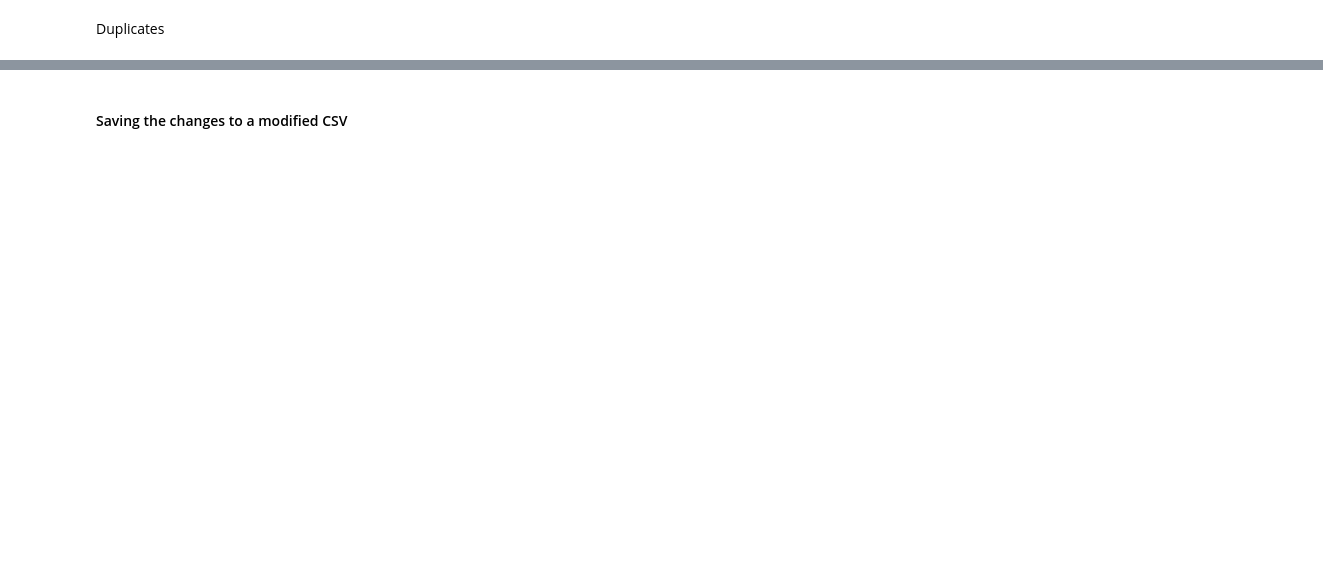
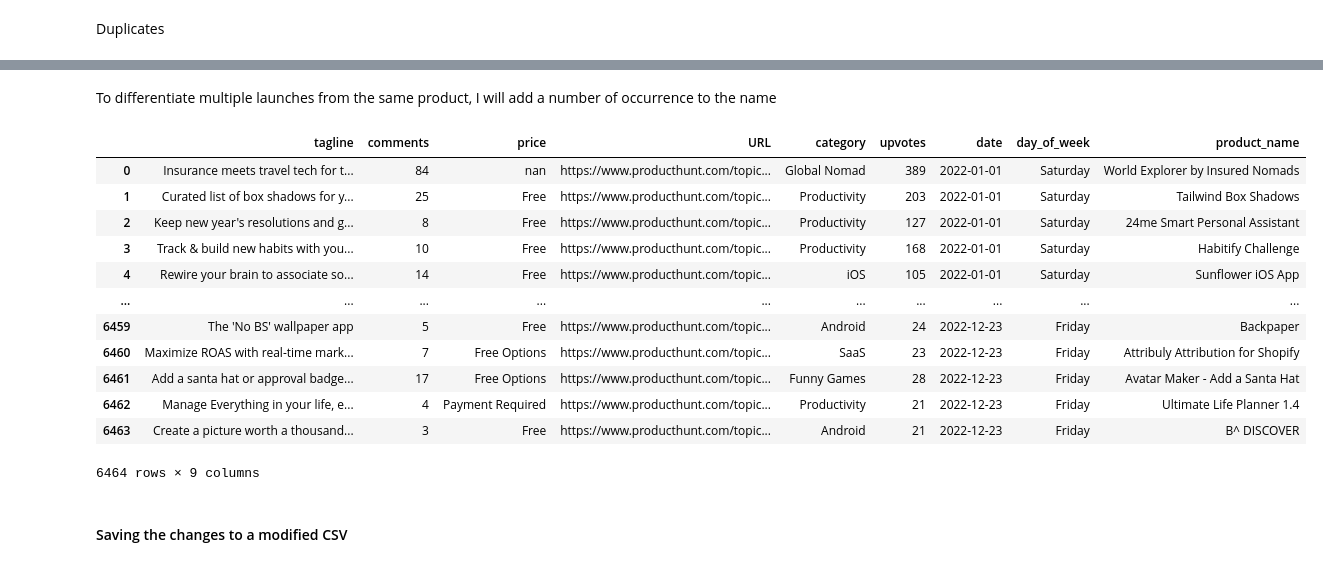
Before and after one commit to martinahackbartt/producthunt_2022_EDA, a Jupyter notebook: productHunt_dataCleaning.ipynb, the cells around one changed output, grey strips where cells are left out. Cells and saved outputs as stored; diff of their text form; code cells hidden in the pictures; blank space fills up the shorter version.

```diff
--- a/productHunt_dataCleaning.ipynb
+++ b/productHunt_dataCleaning.ipynb
@@ -115,3 +137,34 @@ There seem to be 0 duplicates in the database.
+# %% [markdown]
+To differentiate multiple launches from the same product, I will add a number of occurrence to the name
+# %%
+# Create a new column called "product_name_numbered"
+product_hunt["product_name_numbered"] = product_hunt["product_name"]
+
+# Group the DataFrame by "product_name" and keep all of the columns
+product_hunt = product_hunt.groupby("product_name").apply(lambda x: x)
+
+# Add the number of occurrences to the product name for products that have been launched more than once
+product_hunt.loc[product_hunt.duplicated(["product_name"]), "product_name_numbered"] = product_hunt["product_name"] + " " + (product_hunt.groupby("product_name").cumcount() + 1).astype(str)
+
+# Rename the "product_name_numbered" column to "product_name" and drop the old "product_name" column
+product_hunt= product_hunt.drop(columns=["product_name"])
+product_hunt = product_hunt.rename(columns={"product_name_numbered": "product_name"})
+
+display(product_hunt)
+# %% [output]
+|  | tagline | comments | price | URL | category | upvotes | date | day_of_week | product_name |
+| 0 | Insurance meets travel tech for t... | 84 | nan | https://www.producthunt.com/topic... | Global Nomad | 389 | 2022-01-01 | Saturday | World Explorer by Insured Nomads |
+| 1 | Curated list of box shadows for y... | 25 | Free | https://www.producthunt.com/topic... | Productivity | 203 | 2022-01-01 | Saturday | Tailwind Box Shadows |
+| 2 | Keep new year's resolutions and g... | 8 | Free | https://www.producthunt.com/topic... | Productivity | 127 | 2022-01-01 | Saturday | 24me Smart Personal Assistant |
+| 3 | Track & build new habits with you... | 10 | Free | https://www.producthunt.com/topic... | Productivity | 168 | 2022-01-01 | Saturday | Habitify Challenge |
+| 4 | Rewire your brain to associate so... | 14 | Free | https://www.producthunt.com/topic... | iOS | 105 | 2022-01-01 | Saturday | Sunflower iOS App |
+| ... | ... | ... | ... | ... | ... | ... | ... | ... | ... |
+| 6459 | The 'No BS' wallpaper app | 5 | Free | https://www.producthunt.com/topic... | Android | 24 | 2022-12-23 | Friday | Backpaper |
+| 6460 | Maximize ROAS with real-time mark... | 7 | Free Options | https://www.producthunt.com/topic... | SaaS | 23 | 2022-12-23 | Friday | Attribuly Attribution for Shopify |
+| 6461 | Add a santa hat or approval badge... | 17 | Free Options | https://www.producthunt.com/topic... | Funny Games | 28 | 2022-12-23 | Friday | Avatar Maker - Add a Santa Hat |
+| 6462 | Manage Everything in your life, e... | 4 | Payment Required | https://www.producthunt.com/topic... | Productivity | 21 | 2022-12-23 | Friday | Ultimate Life Planner 1.4 |
+| 6463 | Create a picture worth a thousand... | 3 | Free | https://www.producthunt.com/topic... | Android | 21 | 2022-12-23 | Friday | B^ DISCOVER |
+6464 rows × 9 columns
 # %% [markdown]
 #### Saving the changes to a modified CSV
 # %%
```
Also changed, not shown: parts of 5 cells of this notebook, 1 other file.
